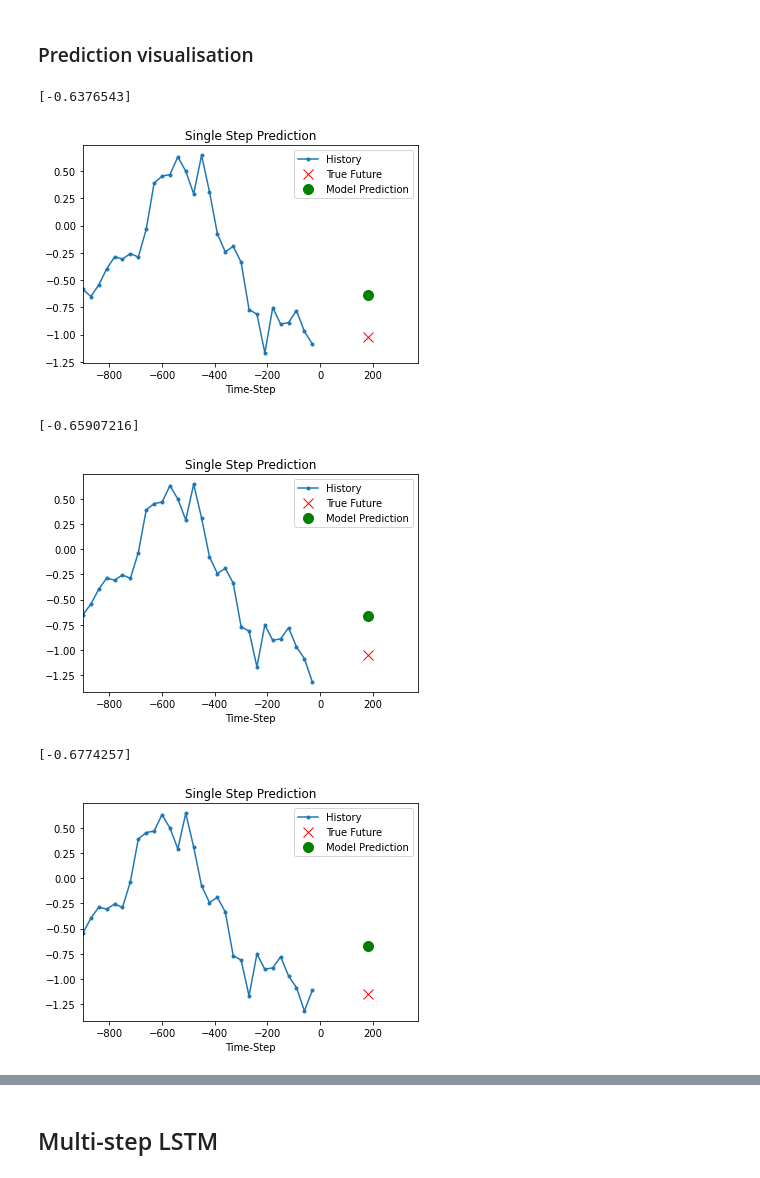
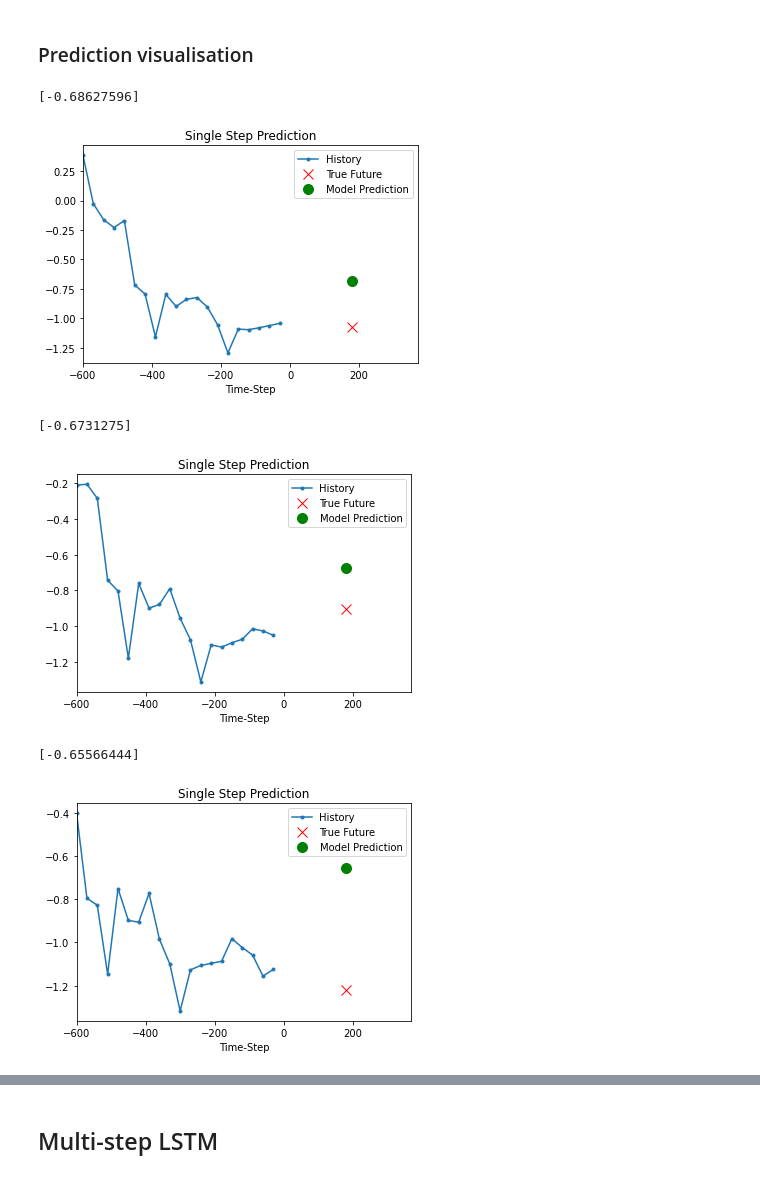
Before and after one commit to robLaing2/Forex_ANN_Forecasting, a Jupyter notebook: ForexAnnEnvironment.ipynb, the cells around one changed output, grey strips where cells are left out. Saved outputs shown, nothing was run; the diff lists cells and outputs as text; code cells hidden in the pictures.

Commit message:
complete single-step model with cross-validation

```diff
--- a/ForexAnnEnvironment.ipynb
+++ b/ForexAnnEnvironment.ipynb
@@ -547,12 +555,11 @@ def singleStepLSTM():
         layers.Dense(1)
     ])
 
-    singleStepLSTMModel.compile(optimizer=tf.keras.optimizers.RMSprop(), loss='mse')
+    singleStepLSTMModel.compile(optimizer='adam', loss='mse')
     return singleStepLSTMModel
 
 
 model = singleStepLSTM()
-model2 = singleStepLSTM()
 # %% [markdown]
 ### Cross validation
 # %%
@@ -574,17 +581,34 @@ def singleStepDataSplit(dataset, target, startIndex, endIndex, timeLags,
 
     return np.array(data), np.array(labels)
 
-VAL = int(len(dataSet) * 0.7)
+scores = []
 
-xTrain, yTrain = singleStepDataSplit(dataSet, dataSet[:, 0], 0, VAL, TIME_LAGS, PREDICTION_HORIZON, STEP)
-xVal, yVal = singleStepDataSplit(dataSet, dataSet[:, 0], VAL, None, TIME_LAGS, PREDICTION_HORIZON, STEP)
+for x in range(1,FOLDS):
 
-dataTrain = tf.data.Dataset.from_tensor_slices((xTrain, yTrain))
-dataTrain = dataTrain.cache().batch(BATCH_SIZE).repeat()
+    valIndex = fold_locations[x]
 
-dataVal = tf.data.Dataset.from_tensor_slices((xVal, yVal))
-dataVal = dataVal.batch(BATCH_SIZE).repeat()
-result = model.fit(dataTrain, epochs=EPOCHS, steps_per_epoch=EVALUATION_INTERVAL, validation_data=dataVal, validation_steps=50)
+    if (x==FOLDS-1):
+        endIndex = None
+    else:
+        endIndex = fold_locations[x+1]
 
-results.append(result)
+    xTrain, yTrain = singleStepDataSplit(dataSet, dataSet[:, 0], 0, valIndex, TIME_LAGS, PREDICTION_HORIZON, STEP)
+    xVal, yVal = singleStepDataSplit(dataSet, dataSet[:, 0], valIndex, endIndex, TIME_LAGS, PREDICTION_HORIZON, STEP)
+
+    dataTrain = tf.data.Dataset.from_tensor_slices((xTrain, yTrain))
+    dataTrain = dataTrain.cache().batch(BATCH_SIZE).repeat()
+
+    dataVal = tf.data.Dataset.from_tensor_slices((xVal, yVal))
+    dataVal = dataVal.batch(BATCH_SIZE).repeat()
+
+    print("--------------------- Fold", "%d/%d --------------------------" % (x, FOLDS - 1))
+
+    result = model.fit(dataTrain, epochs=EPOCHS, steps_per_epoch=EVALUATION_INTERVAL,
+                        validation_data=dataVal, validation_steps=50)
+
+
+xTest, yTest = singleStepDataSplit(dataSet, dataSet[:, 0], TEST, None, TIME_LAGS, PREDICTION_HORIZON, STEP)
+
+dataTest = tf.data.Dataset.from_tensor_slices((xTest, yTest))
+dataTest = dataTest.cache().shuffle(1).batch(BATCH_SIZE).repeat()
 # %% [output]
@@ -617,37 +642,37 @@ def create_time_steps(length,steps):
 def show_plot(plot_data, delta, title):
     labels = ['History', 'True Future', 'Model Prediction']
     marker = ['.-', 'rx', 'go']
     time_steps = create_time_steps(TIME_LAGS,STEP)
 
     if delta:
         future = delta
     else:
         future = 0
 
     plt.title(title)
     for i, x in enumerate(plot_data):
         if i:
             plt.plot(future, plot_data[i], marker[i], markersize=10,
                     label=labels[i])
         else:
             plt.plot(time_steps, plot_data[i].flatten(), marker[i], label=labels[i])
 
     plt.legend()
     plt.xlim([time_steps[0], (future+5)*2])
     plt.xlabel('Time-Step')
     return plt
 
 
-for x, y in dataVal.take(3):
+for x, y in dataTest.take(3):
     plot = show_plot([x[0][:, 0].numpy(), y[0].numpy(),
                         model.predict(x)[0]], PREDICTION_HORIZON,
                     'Single Step Prediction')
     print(model.predict(x)[0])
     plot.show()
 # %% [output]
-[-0.6376543]
+[-0.68627596]
-[figure, old version]
+[figure, new version]
-[-0.65907216]
+[-0.6731275]
-[figure, old version]
+[figure, new version]
-[-0.6774257]
+[-0.65566444]
-[figure, old version]
+[figure, new version]
```
Also changed, not shown: parts of 17 cells of this notebook.
